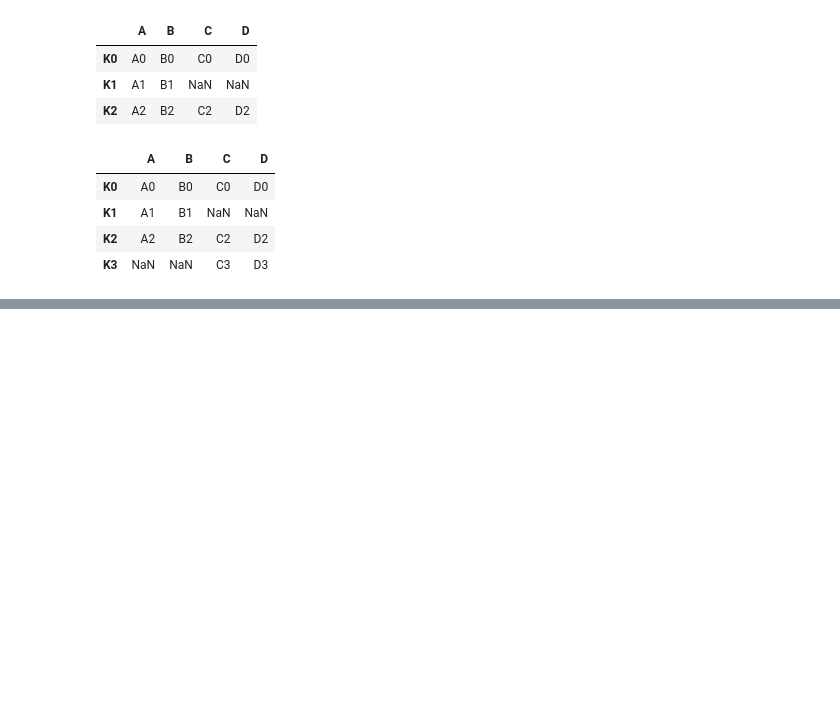
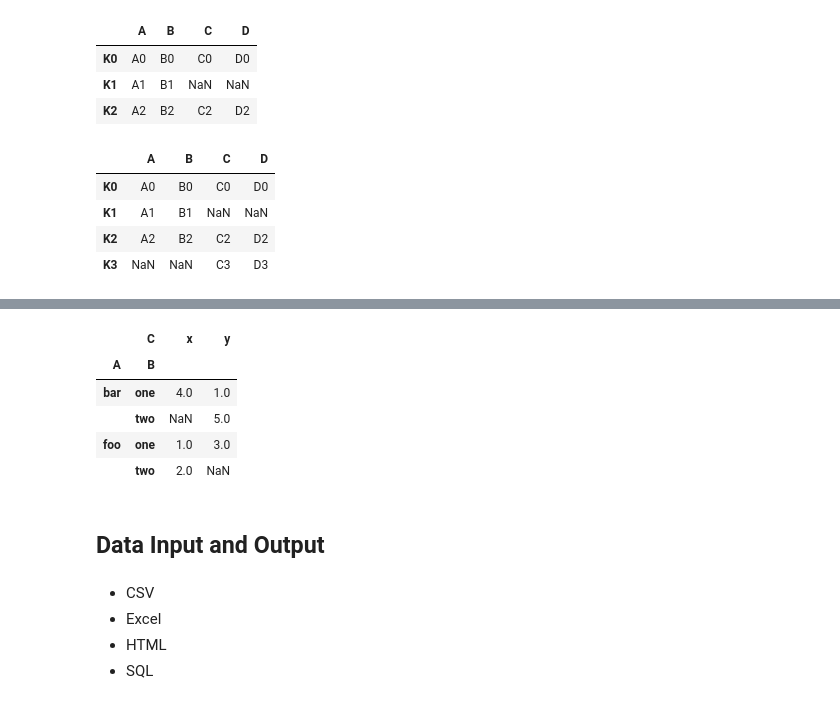
Before and after one commit to HermanTeng19/pydsml, a Jupyter notebook: pandas.ipynb, the cells around one changed output, grey strips where cells are left out. Cells and saved outputs as stored; diff of their text form; code cells hidden in the pictures; blank space fills up the shorter version.

```diff
--- a/pandas.ipynb
+++ b/pandas.ipynb
@@ -906,0 +1027,16 @@ left.join(right,how='outer')
+# %%
+df.pivot_table(values='D',index=['A','B'],columns=['C'])
+# %% [output]
+|  | C | x | y |
+| A | B |  |  |
+| bar | one | 4.0 | 1.0 |
+|  | two | NaN | 5.0 |
+| foo | one | 1.0 | 3.0 |
+|  | two | 2.0 | NaN |
+# %% [markdown]
+## Data Input and Output
+# %% [markdown]
+* CSV
+* Excel
+* HTML
+* SQL
```
Also changed, not shown: parts of 20 cells of this notebook.
